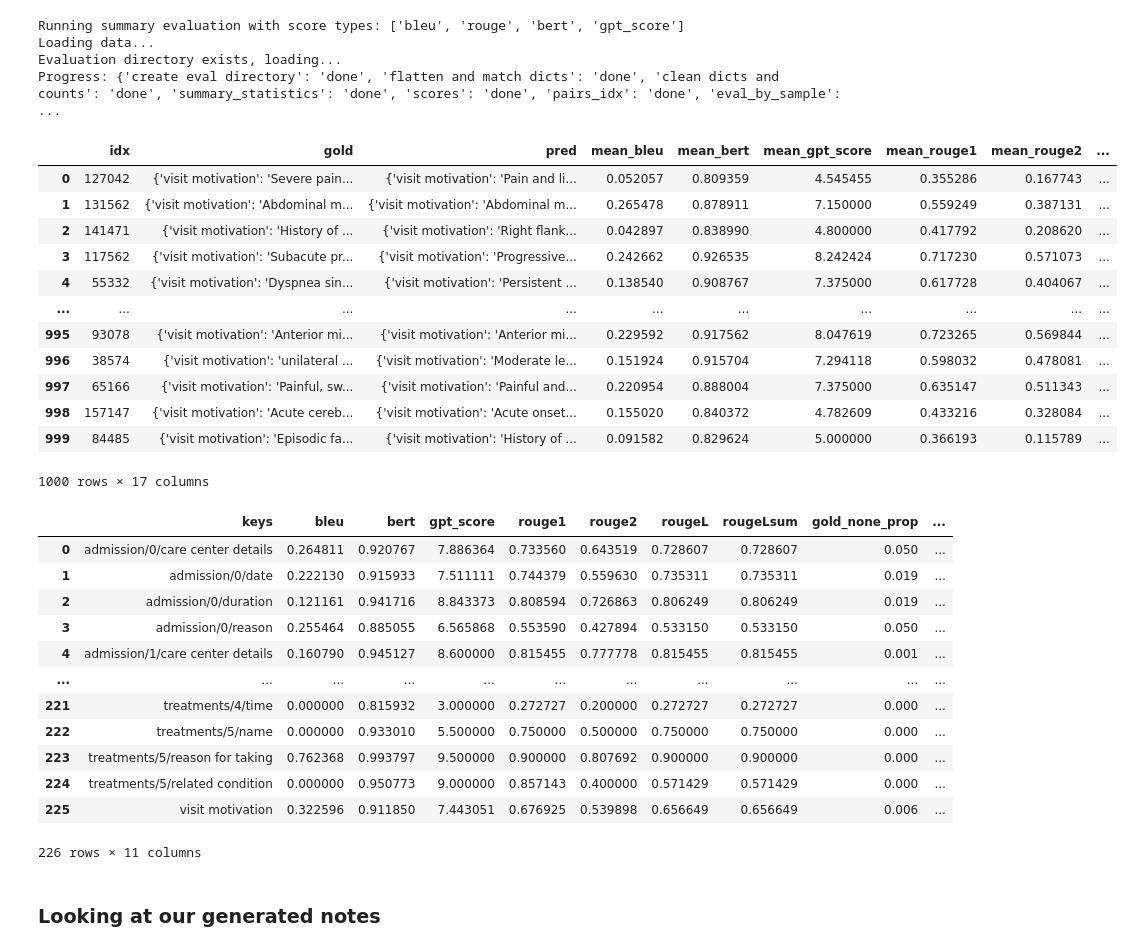
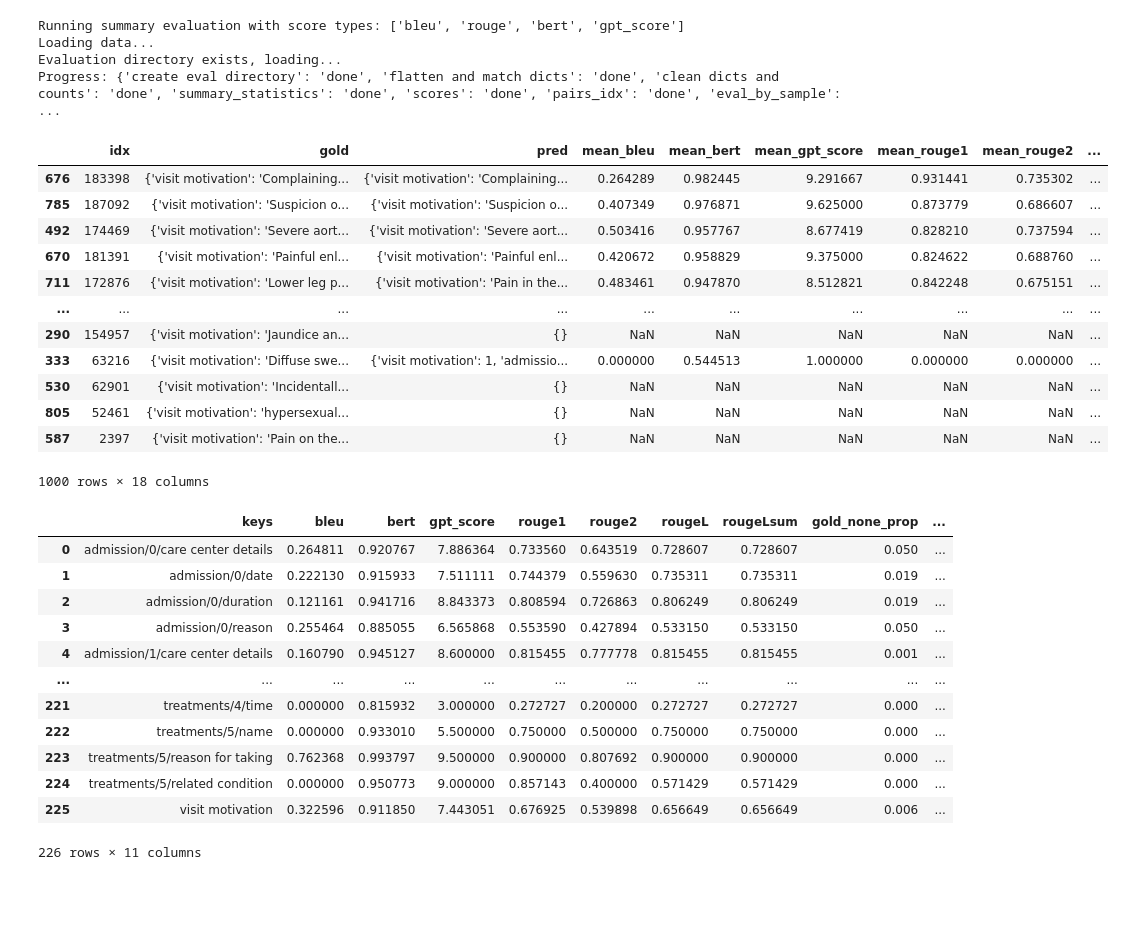
Before and after one commit to EPFL-IC-Make-Team/medinote, a Jupyter notebook: eval.ipynb, the cells around one changed output. Drawn from its saved outputs; the diff is of its cells as text; code cells hidden in the pictures; blank space fills up the shorter version.

Commit message:
eval kinda done

```diff
--- a/eval.ipynb
+++ b/eval.ipynb
@@ -101,22 +110,22 @@ Loading data...
 Evaluation directory exists, loading...
 Progress: {'create eval directory': 'done', 'flatten and match dicts': 'done', 'clean dicts and counts': 'done', 'summary_statistics': 'done', 'scores': 'done', 'pairs_idx': 'done', 'eval_by_sample':  ...
 # %%
-display(summarizer13_eval_by_sample)
+display(summarizer13_eval_by_sample.sort_values(by='aggregated_score', ascending=False))
 display(summarizer13_eval_by_key)
 # %% [output]
 |  | idx | gold | pred | mean_bleu | mean_bert | mean_gpt_score | mean_rouge1 | mean_rouge2 | ... |
-| 0 | 127042 | {'visit motivation': 'Severe pain... | {'visit motivation': 'Pain and li... | 0.052057 | 0.809359 | 4.545455 | 0.355286 | 0.167743 | ... |
-| 1 | 131562 | {'visit motivation': 'Abdominal m... | {'visit motivation': 'Abdominal m... | 0.265478 | 0.878911 | 7.150000 | 0.559249 | 0.387131 | ... |
-| 2 | 141471 | {'visit motivation': 'History of ... | {'visit motivation': 'Right flank... | 0.042897 | 0.838990 | 4.800000 | 0.417792 | 0.208620 | ... |
-| 3 | 117562 | {'visit motivation': 'Subacute pr... | {'visit motivation': 'Progressive... | 0.242662 | 0.926535 | 8.242424 | 0.717230 | 0.571073 | ... |
-| 4 | 55332 | {'visit motivation': 'Dyspnea sin... | {'visit motivation': 'Persistent ... | 0.138540 | 0.908767 | 7.375000 | 0.617728 | 0.404067 | ... |
+| 676 | 183398 | {'visit motivation': 'Complaining... | {'visit motivation': 'Complaining... | 0.264289 | 0.982445 | 9.291667 | 0.931441 | 0.735302 | ... |
+| 785 | 187092 | {'visit motivation': 'Suspicion o... | {'visit motivation': 'Suspicion o... | 0.407349 | 0.976871 | 9.625000 | 0.873779 | 0.686607 | ... |
+| 492 | 174469 | {'visit motivation': 'Severe aort... | {'visit motivation': 'Severe aort... | 0.503416 | 0.957767 | 8.677419 | 0.828210 | 0.737594 | ... |
+| 670 | 181391 | {'visit motivation': 'Painful enl... | {'visit motivation': 'Painful enl... | 0.420672 | 0.958829 | 9.375000 | 0.824622 | 0.688760 | ... |
+| 711 | 172876 | {'visit motivation': 'Lower leg p... | {'visit motivation': 'Pain in the... | 0.483461 | 0.947870 | 8.512821 | 0.842248 | 0.675151 | ... |
 | ... | ... | ... | ... | ... | ... | ... | ... | ... | ... |
-| 995 | 93078 | {'visit motivation': 'Anterior mi... | {'visit motivation': 'Anterior mi... | 0.229592 | 0.917562 | 8.047619 | 0.723265 | 0.569844 | ... |
-| 996 | 38574 | {'visit motivation': 'unilateral ... | {'visit motivation': 'Moderate le... | 0.151924 | 0.915704 | 7.294118 | 0.598032 | 0.478081 | ... |
-| 997 | 65166 | {'visit motivation': 'Painful, sw... | {'visit motivation': 'Painful and... | 0.220954 | 0.888004 | 7.375000 | 0.635147 | 0.511343 | ... |
-| 998 | 157147 | {'visit motivation': 'Acute cereb... | {'visit motivation': 'Acute onset... | 0.155020 | 0.840372 | 4.782609 | 0.433216 | 0.328084 | ... |
-| 999 | 84485 | {'visit motivation': 'Episodic fa... | {'visit motivation': 'History of ... | 0.091582 | 0.829624 | 5.000000 | 0.366193 | 0.115789 | ... |
+| 290 | 154957 | {'visit motivation': 'Jaundice an... | {} | NaN | NaN | NaN | NaN | NaN | ... |
+| 333 | 63216 | {'visit motivation': 'Diffuse swe... | {'visit motivation': 1, 'admissio... | 0.000000 | 0.544513 | 1.000000 | 0.000000 | 0.000000 | ... |
+| 530 | 62901 | {'visit motivation': 'Incidentall... | {} | NaN | NaN | NaN | NaN | NaN | ... |
+| 805 | 52461 | {'visit motivation': 'hypersexual... | {} | NaN | NaN | NaN | NaN | NaN | ... |
+| 587 | 2397 | {'visit motivation': 'Pain on the... | {} | NaN | NaN | NaN | NaN | NaN | ... |
-1000 rows × 17 columns
+1000 rows × 18 columns
 |  | keys | bleu | bert | gpt_score | rouge1 | rouge2 | rougeL | rougeLsum | gold_none_prop | ... |
 | 0 | admission/0/care center details | 0.264811 | 0.920767 | 7.886364 | 0.733560 | 0.643519 | 0.728607 | 0.728607 | 0.050 | ... |
 | 1 | admission/0/date | 0.222130 | 0.915933 | 7.511111 | 0.744379 | 0.559630 | 0.735311 | 0.735311 | 0.019 | ... |
@@ -130,5 +139,3 @@ display(summarizer13_eval_by_key)
 | 224 | treatments/5/related condition | 0.000000 | 0.950773 | 9.000000 | 0.857143 | 0.400000 | 0.571429 | 0.571429 | 0.000 | ... |
 | 225 | visit motivation | 0.322596 | 0.911850 | 7.443051 | 0.676925 | 0.539898 | 0.656649 | 0.656649 | 0.006 | ... |
 226 rows × 11 columns
-# %% [markdown]
-### Looking at our generated notes
```
Also changed, not shown: parts of 24 cells of this notebook, 4 other files.
